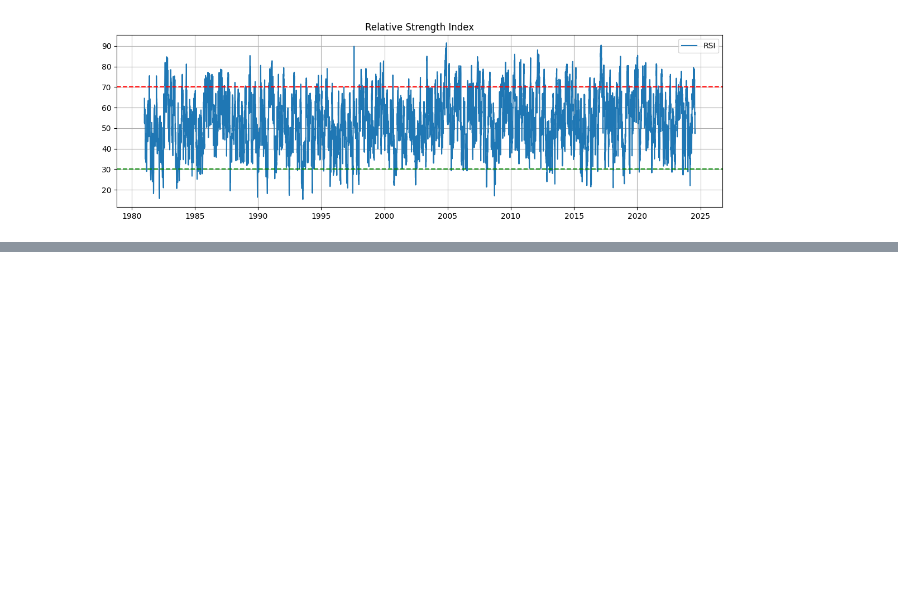
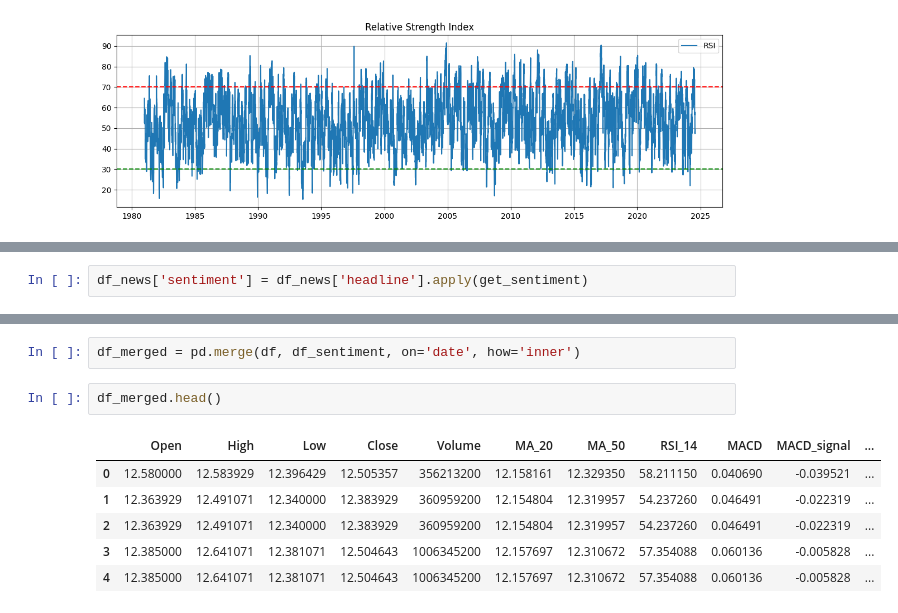
Before and after one commit to anteneh24/nova-financial-analysis, a Jupyter notebook: notebooks/task.ipynb, the cells around one changed output, grey strips where cells are left out. Cells and saved outputs as stored; diff of their text form; blank space fills up the shorter version.

```diff
--- a/notebooks/task.ipynb
+++ b/notebooks/task.ipynb
@@ -87,0 +116,2 @@ plt.show()
+# %%
+df_news['sentiment'] = df_news['headline'].apply(get_sentiment)
@@ -87,0 +145,11 @@ plt.show()
+# %%
+df_merged = pd.merge(df, df_sentiment, on='date', how='inner')
+# %%
+df_merged.head()
+# %% [output]
+|  | Open | High | Low | Close | Volume | MA_20 | MA_50 | RSI_14 | MACD | MACD_signal | ... |
+| 0 | 12.580000 | 12.583929 | 12.396429 | 12.505357 | 356213200 | 12.158161 | 12.329350 | 58.211150 | 0.040690 | -0.039521 | ... |
+| 1 | 12.363929 | 12.491071 | 12.340000 | 12.383929 | 360959200 | 12.154804 | 12.319957 | 54.237260 | 0.046491 | -0.022319 | ... |
+| 2 | 12.363929 | 12.491071 | 12.340000 | 12.383929 | 360959200 | 12.154804 | 12.319957 | 54.237260 | 0.046491 | -0.022319 | ... |
+| 3 | 12.385000 | 12.641071 | 12.381071 | 12.504643 | 1006345200 | 12.157697 | 12.310672 | 57.354088 | 0.060136 | -0.005828 | ... |
+| 4 | 12.385000 | 12.641071 | 12.381071 | 12.504643 | 1006345200 | 12.157697 | 12.310672 | 57.354088 | 0.060136 | -0.005828 | ... |
```
Also changed, not shown: parts of 13 cells of this notebook.
